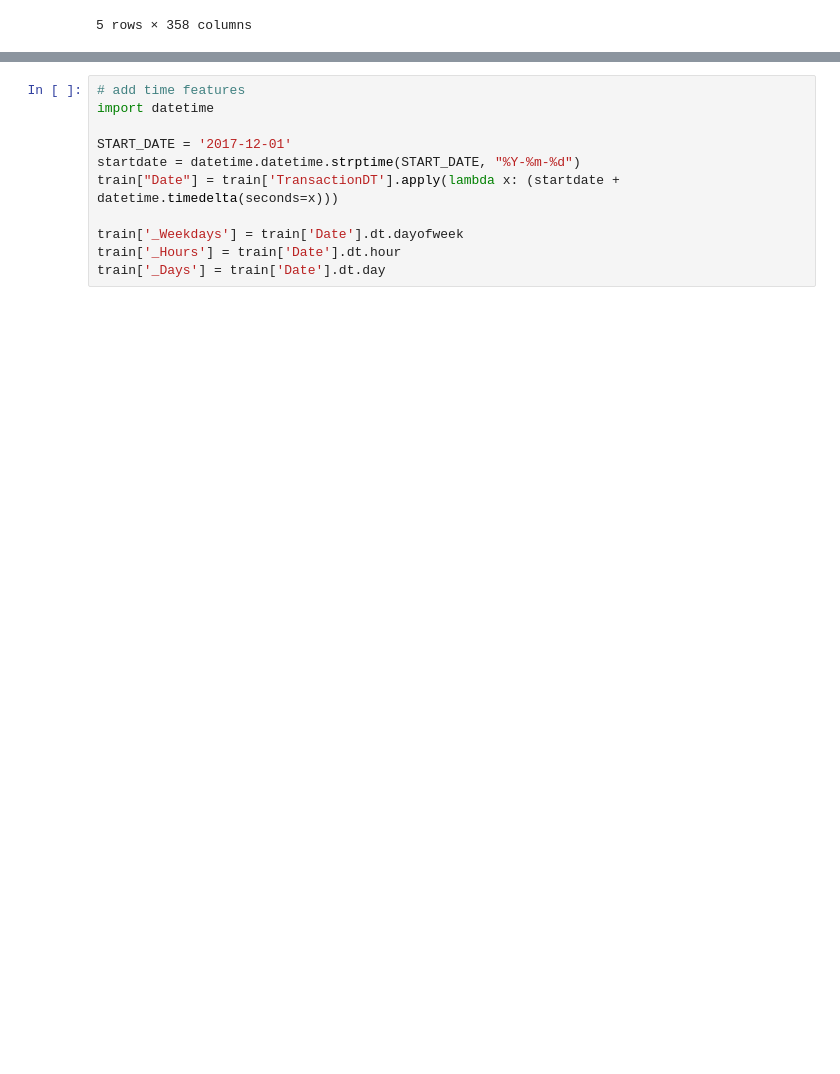
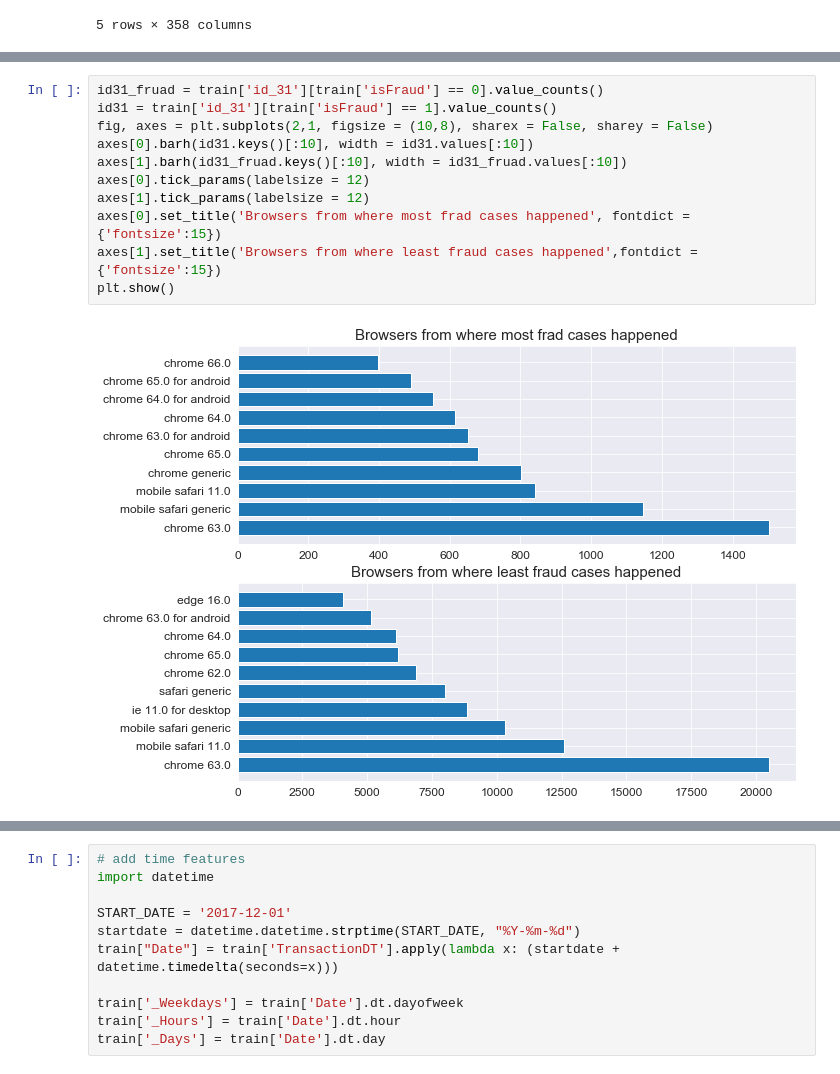
Before and after one commit to raynoldng/ieee-fraud-detection, a Jupyter notebook: notebooks/EDA and Light GBM.ipynb, the cells around one changed output, grey strips where cells are left out. Drawn from its saved outputs; the diff is of its cells as text; blank space fills up the shorter version.

```diff
--- a/notebooks/EDA and Light GBM.ipynb
+++ b/notebooks/EDA and Light GBM.ipynb
@@ -240,0 +270,13 @@ train.head()
+# %%
+id31_fruad = train['id_31'][train['isFraud'] == 0].value_counts()
+id31 = train['id_31'][train['isFraud'] == 1].value_counts()
+fig, axes = plt.subplots(2,1, figsize = (10,8), sharex = False, sharey = False)
+axes[0].barh(id31.keys()[:10], width = id31.values[:10])
+axes[1].barh(id31_fruad.keys()[:10], width = id31_fruad.values[:10])
+axes[0].tick_params(labelsize = 12)
+axes[1].tick_params(labelsize = 12)
+axes[0].set_title('Browsers from where most frad cases happened', fontdict = {'fontsize':15})
+axes[1].set_title('Browsers from where least fraud cases happened',fontdict = {'fontsize':15})
+plt.show()
+# %% [output]
+[figure, added]
```
Also changed, not shown: parts of 9 cells of this notebook, 1 other file.
